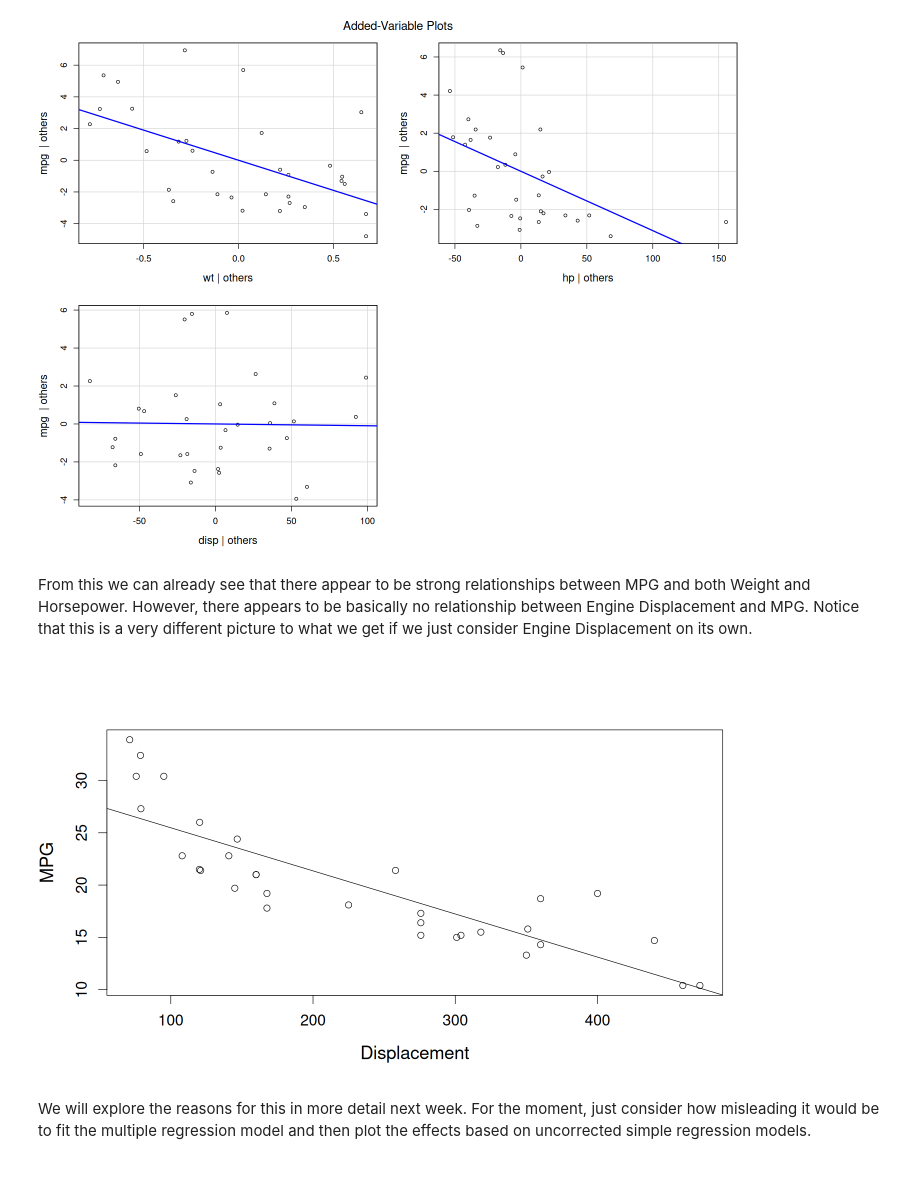
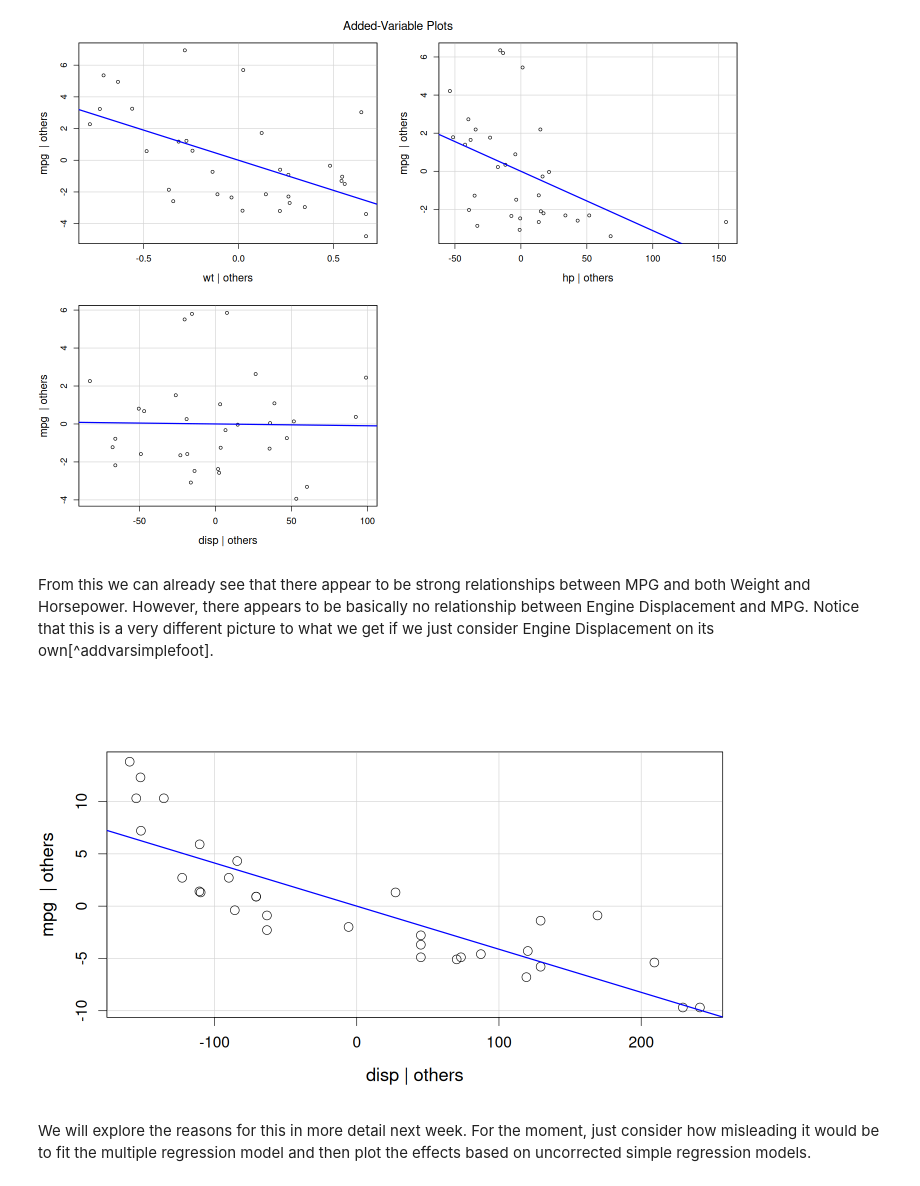
Before and after one commit to PCHN63101-Advanced-Data-Skills/Simple-Multiple-Regression, a Jupyter notebook: _build/jupyter_execute/5.multiple-regression.ipynb, the cells around one changed output. Saved outputs shown, nothing was run; the diff lists cells and outputs as text; code cells hidden in the pictures.

```diff
--- a/_build/jupyter_execute/5.multiple-regression.ipynb
+++ b/_build/jupyter_execute/5.multiple-regression.ipynb
@@ -369,15 +369,14 @@ avPlots(mod, id=FALSE)
 Loading required package: carData
 [figure]
 # %% [markdown]
-From this we can already see that there appear to be strong relationships between MPG and both Weight and Horsepower. However, there appears to be basically no relationship between Engine Displacement and MPG. Notice that this is a very different picture to what we get if we just consider Engine Displacement on its own.
+From this we can already see that there appear to be strong relationships between MPG and both Weight and Horsepower. However, there appears to be basically no relationship between Engine Displacement and MPG. Notice that this is a very different picture to what we get if we just consider Engine Displacement on its own[^addvarsimplefoot].
 # %%
 options(repr.plot.width=12, repr.plot.height=7)
 # %%
 disp.mod <- lm(mpg ~ disp, data=mtcars)
 par(cex.lab=1.3, cex.axis=1.1, cex=1.4) # plot scaling
-plot(x=mtcars$disp, y=mtcars$mpg, xlab="Displacement", ylab="MPG")
-abline(reg=disp.mod)
+avPlots(disp.mod, id=FALSE)
 # %% [output]
-[figure, old version]
+[figure, new version]
 # %% [markdown]
 We will explore the reasons for this in more detail next week. For the moment, just consider how misleading it would be to fit the multiple regression model and then plot the effects based on uncorrected simple regression models.
```
Also changed, not shown: parts of 8 cells of this notebook, 48 other files.
